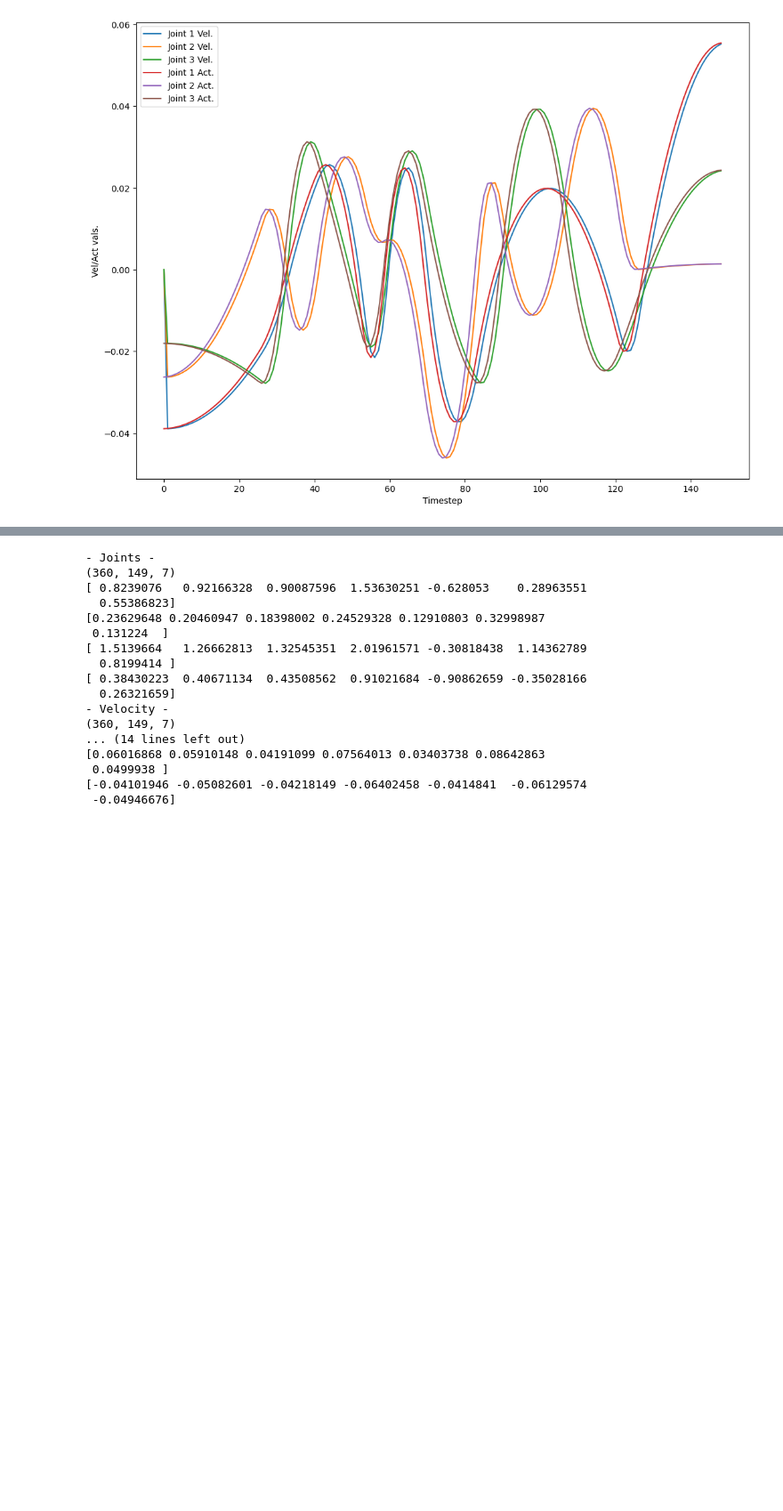
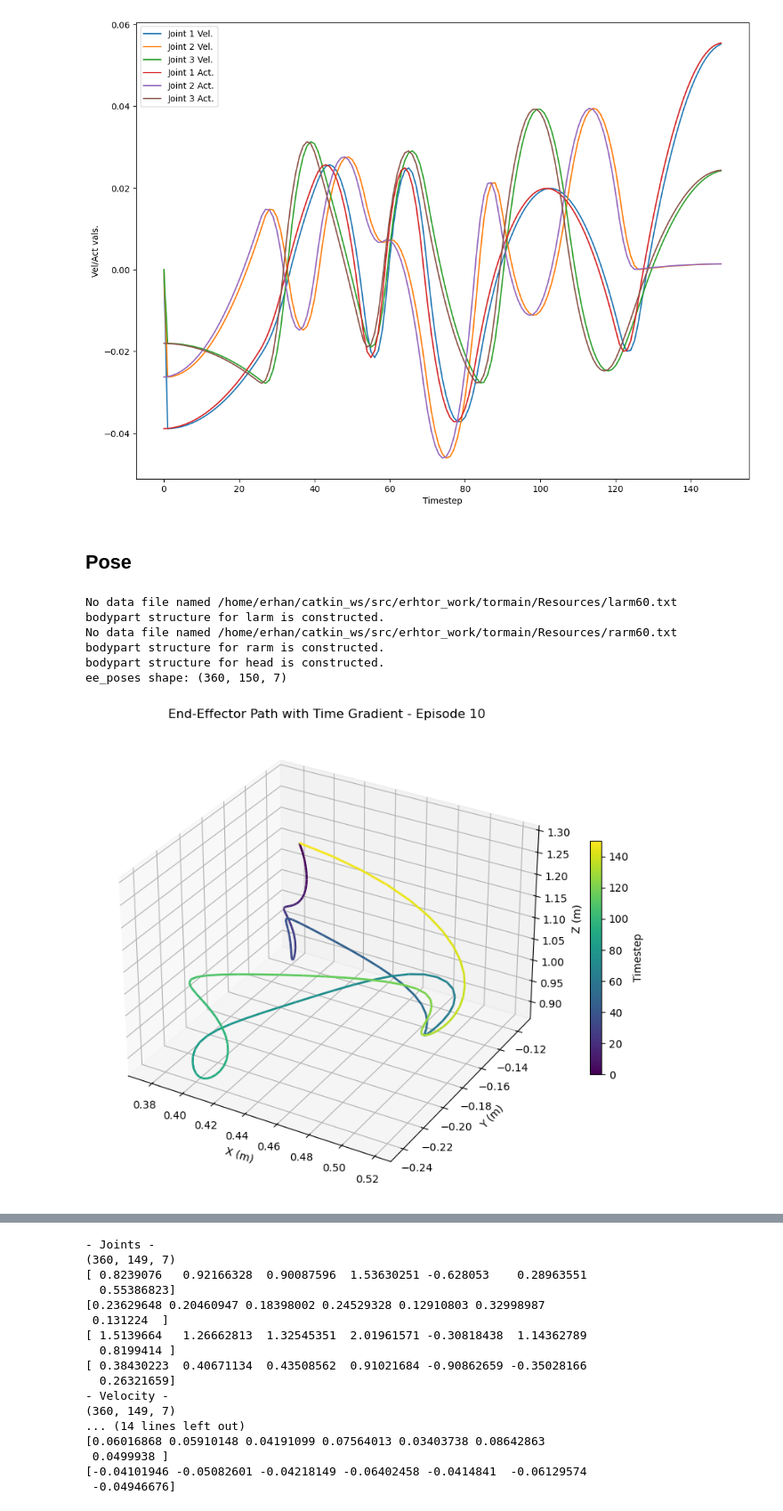
Before and after one commit to arash-mehrabi-z/dnfc-torobo, a Jupyter notebook: feedback_controller/fbc/neural_network/preprocess_data_v2.ipynb, the cells around one changed output, grey strips where cells are left out. Shown at 89% size. Drawn from its saved outputs; the diff is of its cells as text; code cells hidden in the pictures; blank space fills up the shorter version.

Commit message:
Add robot encoder with pose training pipeline

```diff
--- a/feedback_controller/fbc/neural_network/preprocess_data_v2.ipynb
+++ b/feedback_controller/fbc/neural_network/preprocess_data_v2.ipynb
@@ -239,4 +239,80 @@ ax.legend()
 plt.show()
 # %% [output]
 [figure]
+# %% [markdown]
+## Pose
+# %%
+from torkin import TorKin
+# from global_defines import TOR
+from scipy.spatial.transform import Rotation as R
+
+# Initialize kinematics
+kin = TorKin()
+
+# Compute end-effector poses for all joint configurations
+ee_poses = []  # will be (360, 149, 7) - pos(3) + quaternion(4)
+
+for i in range(joint_values.shape[0]):
+    episode_poses = []
+    for j in range(joint_values.shape[1]):
+        q_arm = joint_values[i, j, :]  # 7 arm joints
+        # Prepend torso joints (assuming they were at 0 during data collection)
+        q9 = np.concatenate([[0, 0], q_arm])  # 2 torso + 7 arm = 9 joints
+
+        # p, R_mat = kin.forwardkin(TOR._RARM, q9)
+        p, R_mat = kin.forwardkin(1, q9)
+        # Convert rotation matrix to quaternion (xyzw format)
+        quat = R.from_matrix(R_mat).as_quat()  # [x, y, z, w]
+
+        pose = np.concatenate([p, quat])  # (7,)
+        episode_poses.append(pose)
+    ee_poses.append(episode_poses)
+
+ee_poses = np.array(ee_poses)  # (360, 149, 7)
+print("ee_poses shape:", ee_poses.shape)
+# %% [output]
+No data file named /home/erhan/catkin_ws/src/erhtor_work/tormain/Resources/larm60.txt
+bodypart structure for larm is constructed.
+No data file named /home/erhan/catkin_ws/src/erhtor_work/tormain/Resources/rarm60.txt
+bodypart structure for rarm is constructed.
+bodypart structure for head is constructed.
+ee_poses shape: (360, 150, 7)
+# %%
+from matplotlib.collections import LineCollection
+from mpl_toolkits.mplot3d.art3d import Line3DCollection
+import matplotlib.cm as cm
+
+episode_num = 10
+ee_pos = ee_poses[episode_num, :, :3]
+
+fig = plt.figure(figsize=(10, 8))
+ax = fig.add_subplot(111, projection='3d')
+
+# Create line segments
+points = ee_pos.reshape(-1, 1, 3)
+segments = np.concatenate([points[:-1], points[1:]], axis=1)
+
+# Color by timestep
+norm = plt.Normalize(0, len(ee_pos))
+lc = Line3DCollection(segments, cmap='viridis', norm=norm)
+lc.set_array(np.arange(len(ee_pos)))
+lc.set_linewidth(2)
+
+ax.add_collection3d(lc)
+ax.auto_scale_xyz(ee_pos[:, 0], ee_pos[:, 1], ee_pos[:, 2])
+
+# Add colorbar
+cbar = fig.colorbar(lc, ax=ax, shrink=0.5)
+cbar.set_label('Timestep')
+
+ax.set_xlabel('X (m)')
+ax.set_ylabel('Y (m)')
+ax.set_zlabel('Z (m)')
+ax.set_title(f'End-Effector Path with Time Gradient - Episode {episode_num}')
+
+plt.savefig('./paper/eef_path.png')
+
+plt.show()
+# %% [output]
+[figure, added]
 # %% [markdown]
```
Also changed, not shown: parts of 10 cells of this notebook, 4 other files.
